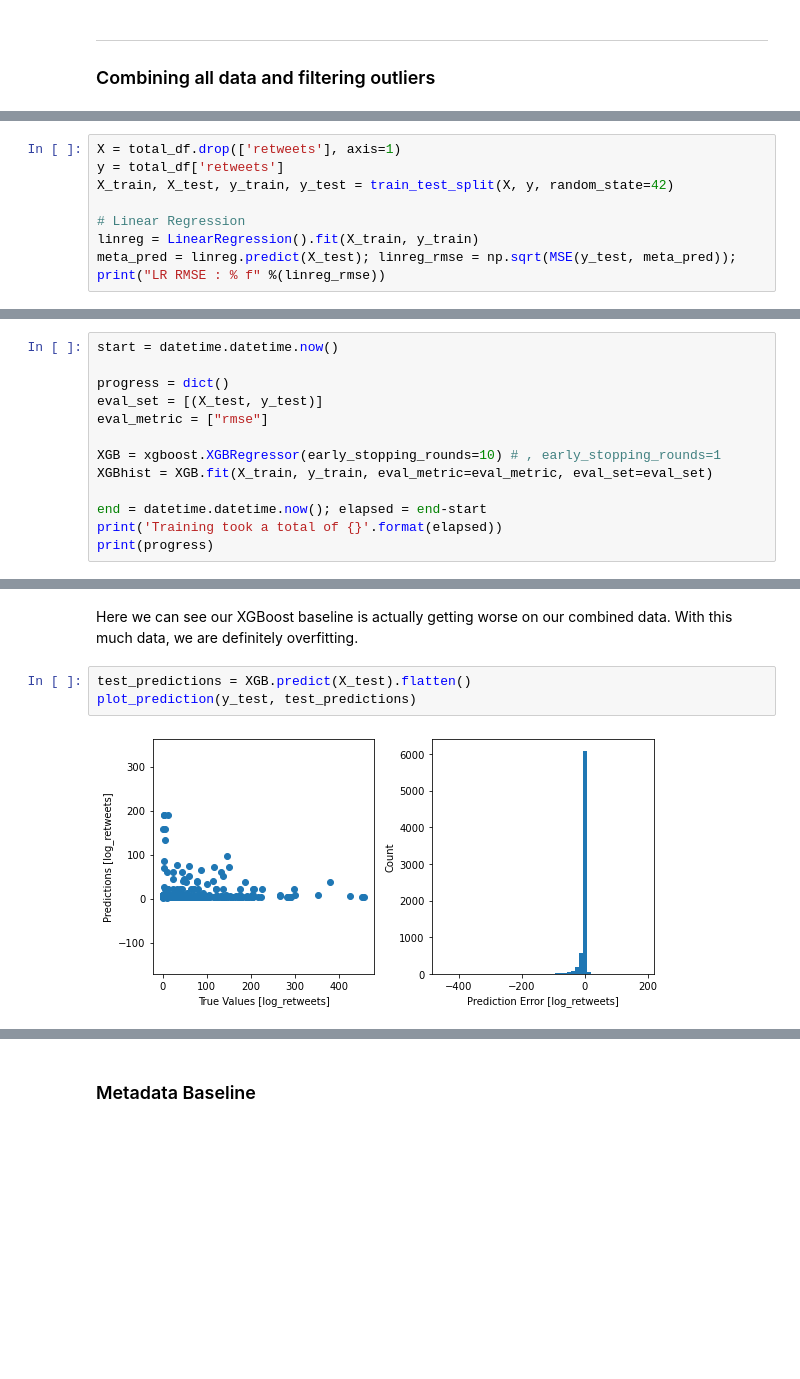
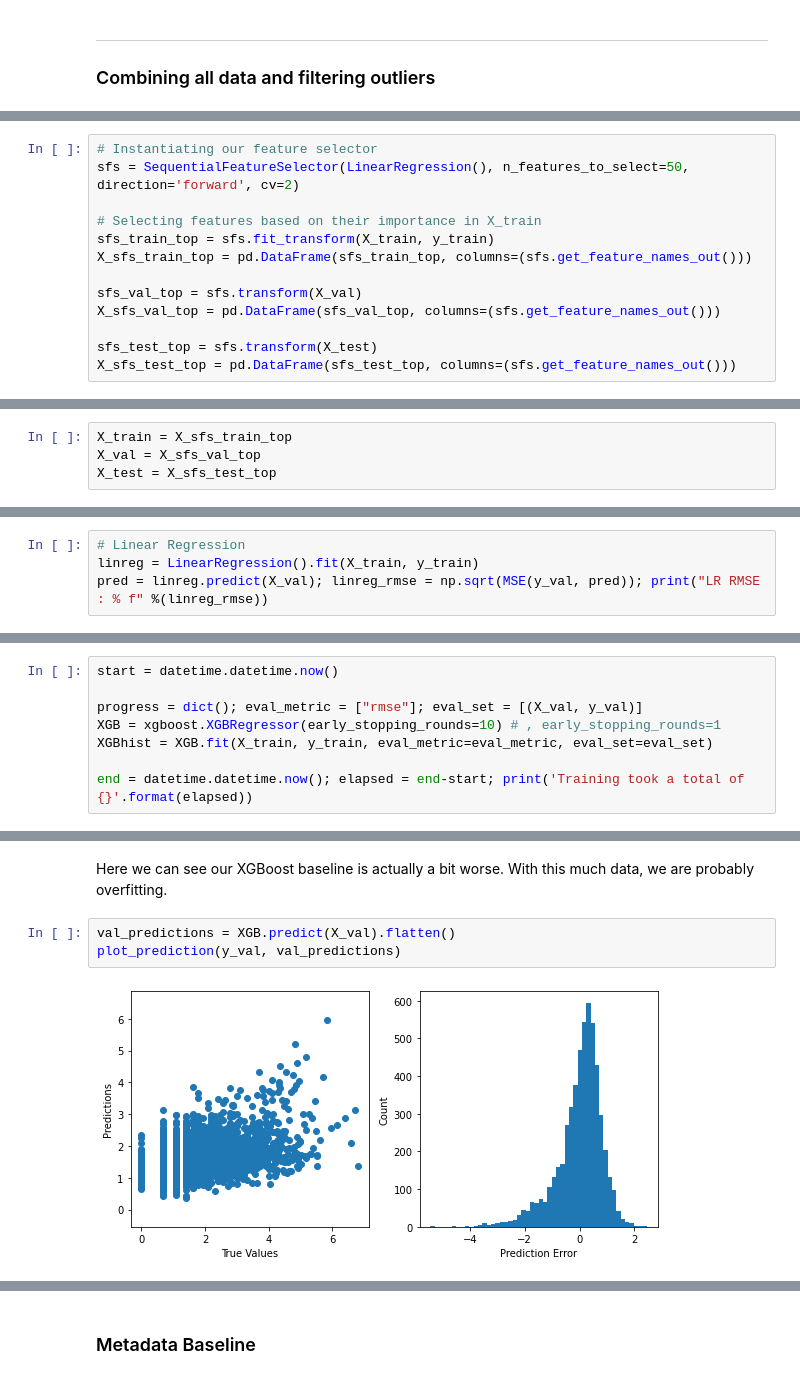
Before and after one commit to thegrandblooms/Information_Propagation_Analysis, a Jupyter notebook: Information Propagation Analysis.ipynb, the cells around one changed output, grey strips where cells are left out. Drawn from its saved outputs; the diff is of its cells as text; blank space fills up the shorter version.

```diff
--- a/Information Propagation Analysis.ipynb
+++ b/Information Propagation Analysis.ipynb
@@ -237,0 +284,13 @@ display(total_df.shape)
+# %%
+# Instantiating our feature selector
+sfs = SequentialFeatureSelector(LinearRegression(), n_features_to_select=50, direction='forward', cv=2)
+
+# Selecting features based on their importance in X_train
+sfs_train_top = sfs.fit_transform(X_train, y_train)
+X_sfs_train_top = pd.DataFrame(sfs_train_top, columns=(sfs.get_feature_names_out()))
+
+sfs_val_top = sfs.transform(X_val)
+X_sfs_val_top = pd.DataFrame(sfs_val_top, columns=(sfs.get_feature_names_out()))
+
+sfs_test_top = sfs.transform(X_test)
+X_sfs_test_top = pd.DataFrame(sfs_test_top, columns=(sfs.get_feature_names_out()))
@@ -237,0 +303,4 @@ display(total_df.shape)
+# %%
+X_train = X_sfs_train_top
+X_val = X_sfs_val_top
+X_test = X_sfs_test_top
@@ -240,9 +346,5 @@ display(total_df.shape)
 # %%
-X = total_df.drop(['retweets'], axis=1)
-y = total_df['retweets']
-X_train, X_test, y_train, y_test = train_test_split(X, y, random_state=42)
-
 # Linear Regression
 linreg = LinearRegression().fit(X_train, y_train)
-meta_pred = linreg.predict(X_test); linreg_rmse = np.sqrt(MSE(y_test, meta_pred)); print("LR RMSE : % f" %(linreg_rmse))
+pred = linreg.predict(X_val); linreg_rmse = np.sqrt(MSE(y_val, pred)); print("LR RMSE : % f" %(linreg_rmse))
 # %% [output]
@@ -252,14 +356,9 @@ LR RMSE :  24.421417
 # %%
 start = datetime.datetime.now()
 
-progress = dict()
-eval_set = [(X_test, y_test)]
-eval_metric = ["rmse"]
-
+progress = dict(); eval_metric = ["rmse"]; eval_set = [(X_val, y_val)]
 XGB = xgboost.XGBRegressor(early_stopping_rounds=10) # , early_stopping_rounds=1
 XGBhist = XGB.fit(X_train, y_train, eval_metric=eval_metric, eval_set=eval_set)
 
-end = datetime.datetime.now(); elapsed = end-start
-print('Training took a total of {}'.format(elapsed))
-print(progress)
+end = datetime.datetime.now(); elapsed = end-start; print('Training took a total of {}'.format(elapsed))
 # %% [output]
@@ -279,9 +383,9 @@ Training took a total of 0:00:10.395104
 # %% [markdown]
-Here we can see our XGBoost baseline is actually getting worse on our combined data. With this much data, we are definitely overfitting.
+Here we can see our XGBoost baseline is actually a bit worse. With this much data, we are probably overfitting.
 # %%
-test_predictions = XGB.predict(X_test).flatten()
-plot_prediction(y_test, test_predictions)
+val_predictions = XGB.predict(X_val).flatten()
+plot_prediction(y_val, val_predictions)
 # %% [output]
-[figure, old version]
+[figure, new version]
 # %% [markdown]
 # Baselines for split Data
```
Also changed, not shown: parts of 206 cells of this notebook, 1 other file.
